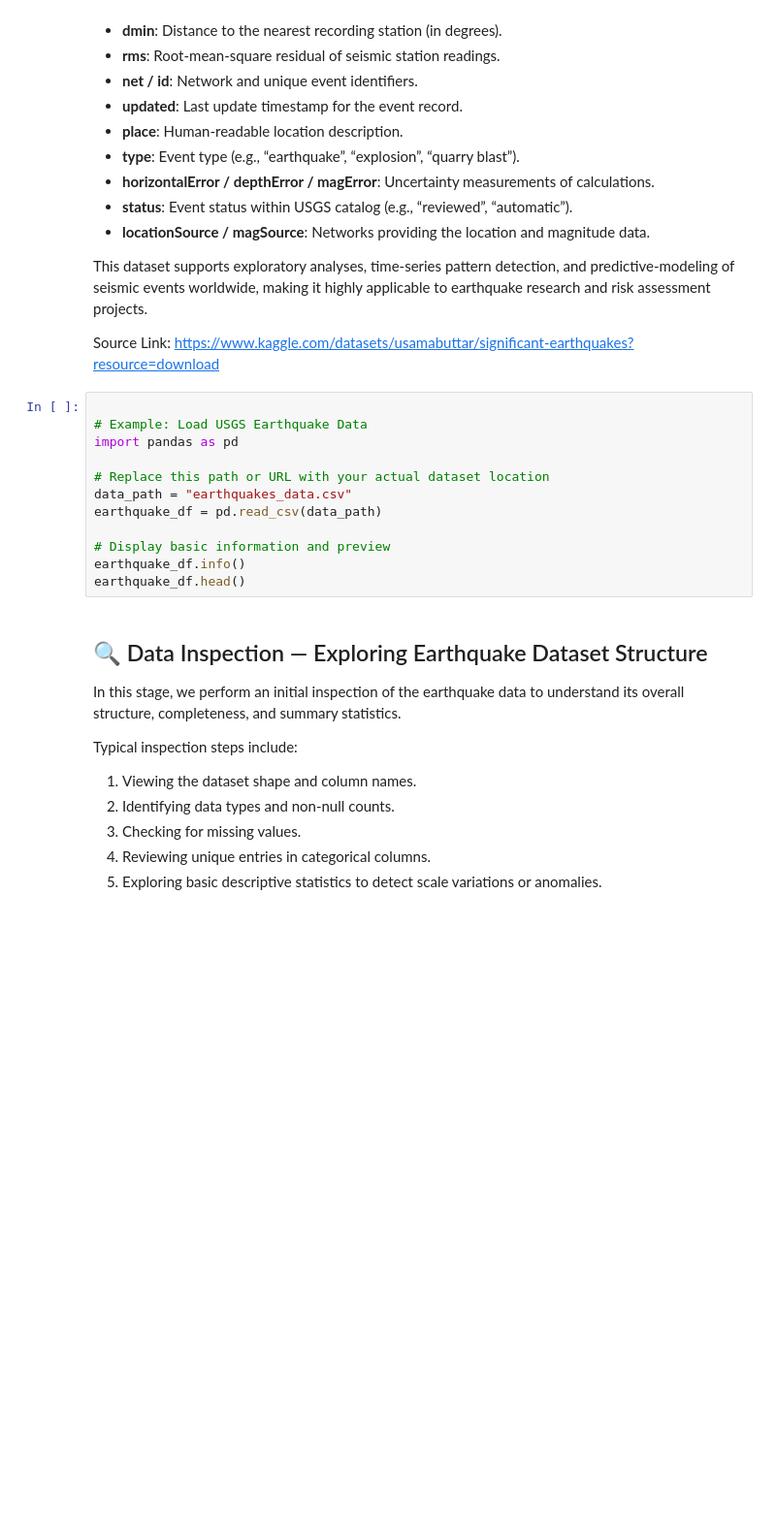
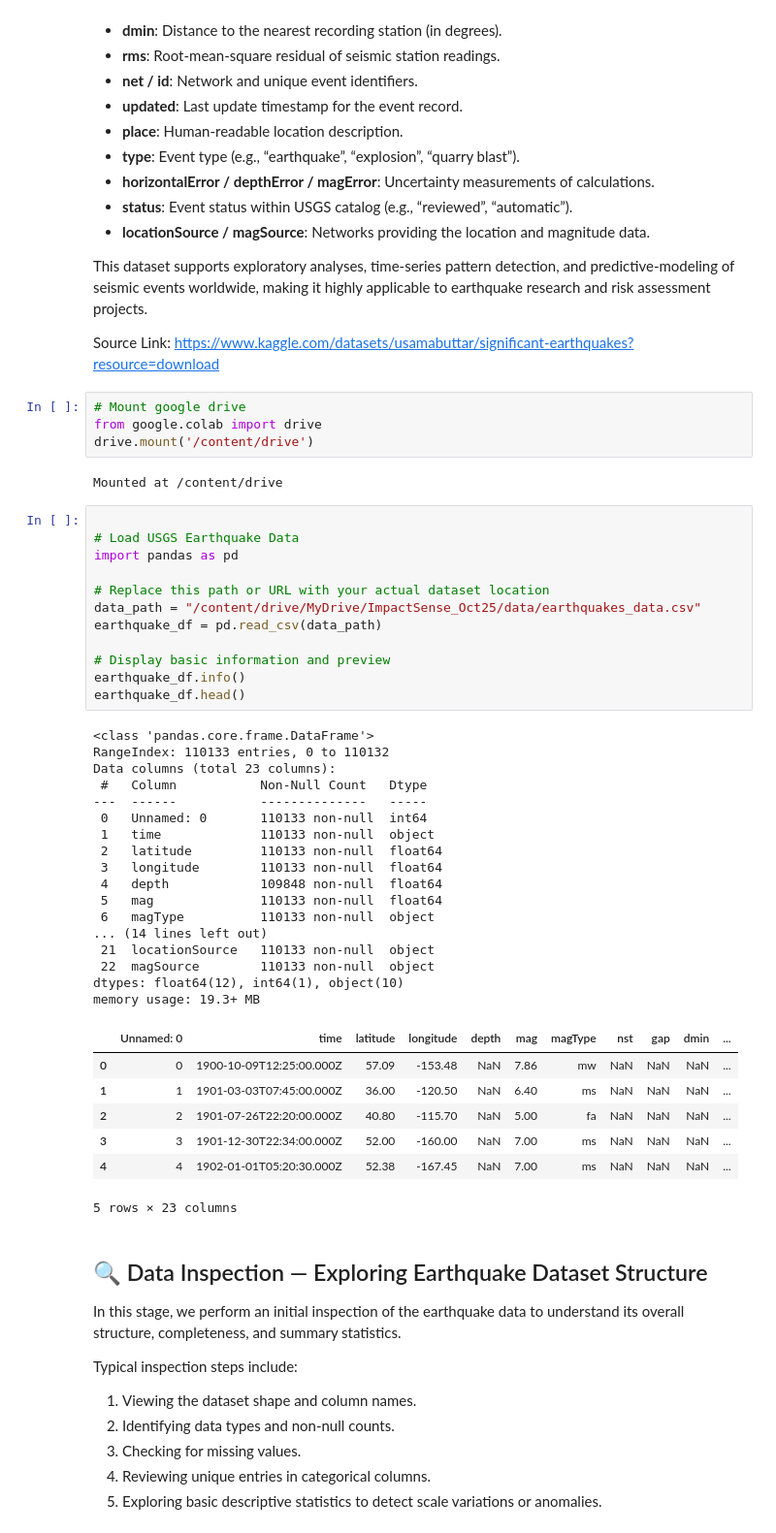
Before and after one commit to ImpactsenseAI-Intern-Project-OCT25/impactsenseAI-Infosys-Intern-project, a Jupyter notebook: milestone_1/week_1/Day_5/data_load.ipynb, the cells around one changed output. Shown at 97% size. Saved outputs shown, nothing was run; the diff lists cells and outputs as text; blank space fills up the shorter version.

Commit message:
Push Data Loading notebook

```diff
--- a/milestone_1/week_1/Day_5/data_load.ipynb
+++ b/milestone_1/week_1/Day_5/data_load.ipynb
@@ -34,18 +34,49 @@ predictive-modeling of seismic events worldwide, making it highly applicable to
 earthquake research and risk assessment projects.
 
 Source Link: https://www.kaggle.com/datasets/usamabuttar/significant-earthquakes?resource=download
+# %%
+# Mount google drive
+from google.colab import drive
+drive.mount('/content/drive')
+# %% [output]
+Mounted at /content/drive
 # %%
 
-# Example: Load USGS Earthquake Data
+# Load USGS Earthquake Data
 import pandas as pd
 
 # Replace this path or URL with your actual dataset location
-data_path = "earthquakes_data.csv"
+data_path = "/content/drive/MyDrive/ImpactSense_Oct25/data/earthquakes_data.csv"
 earthquake_df = pd.read_csv(data_path)
 
 # Display basic information and preview
 earthquake_df.info()
 earthquake_df.head()
+# %% [output]
+<class 'pandas.core.frame.DataFrame'>
+RangeIndex: 110133 entries, 0 to 110132
+Data columns (total 23 columns):
+ #   Column           Non-Null Count   Dtype
+---  ------           --------------   -----
+ 0   Unnamed: 0       110133 non-null  int64
+ 1   time             110133 non-null  object
+ 2   latitude         110133 non-null  float64
+ 3   longitude        110133 non-null  float64
+ 4   depth            109848 non-null  float64
+ 5   mag              110133 non-null  float64
+ 6   magType          110133 non-null  object
+... (14 lines left out)
+ 21  locationSource   110133 non-null  object
+ 22  magSource        110133 non-null  object
+dtypes: float64(12), int64(1), object(10)
+memory usage: 19.3+ MB
+|  | Unnamed: 0 | time | latitude | longitude | depth | mag | magType | nst | gap | dmin | ... |
+| 0 | 0 | 1900-10-09T12:25:00.000Z | 57.09 | -153.48 | NaN | 7.86 | mw | NaN | NaN | NaN | ... |
+| 1 | 1 | 1901-03-03T07:45:00.000Z | 36.00 | -120.50 | NaN | 6.40 | ms | NaN | NaN | NaN | ... |
+| 2 | 2 | 1901-07-26T22:20:00.000Z | 40.80 | -115.70 | NaN | 5.00 | fa | NaN | NaN | NaN | ... |
+| 3 | 3 | 1901-12-30T22:34:00.000Z | 52.00 | -160.00 | NaN | 7.00 | ms | NaN | NaN | NaN | ... |
+| 4 | 4 | 1902-01-01T05:20:30.000Z | 52.38 | -167.45 | NaN | 7.00 | ms | NaN | NaN | NaN | ... |
+5 rows × 23 columns
 # %% [markdown]
 ## 🔍 Data Inspection — Exploring Earthquake Dataset Structure
 
```
Also changed, not shown: parts of 9 cells of this notebook.
